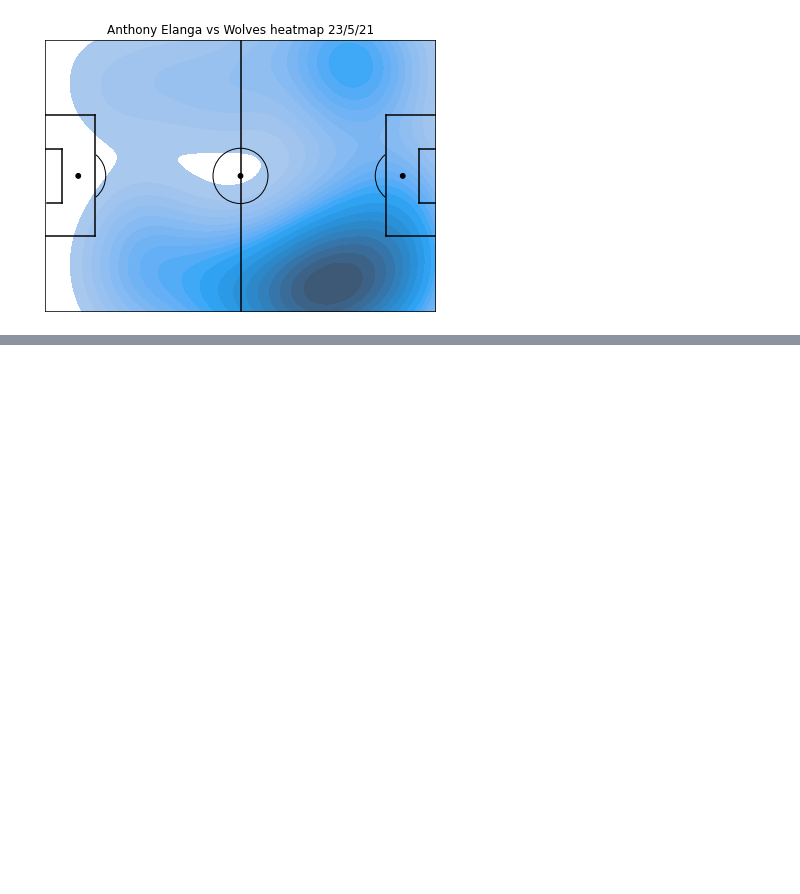
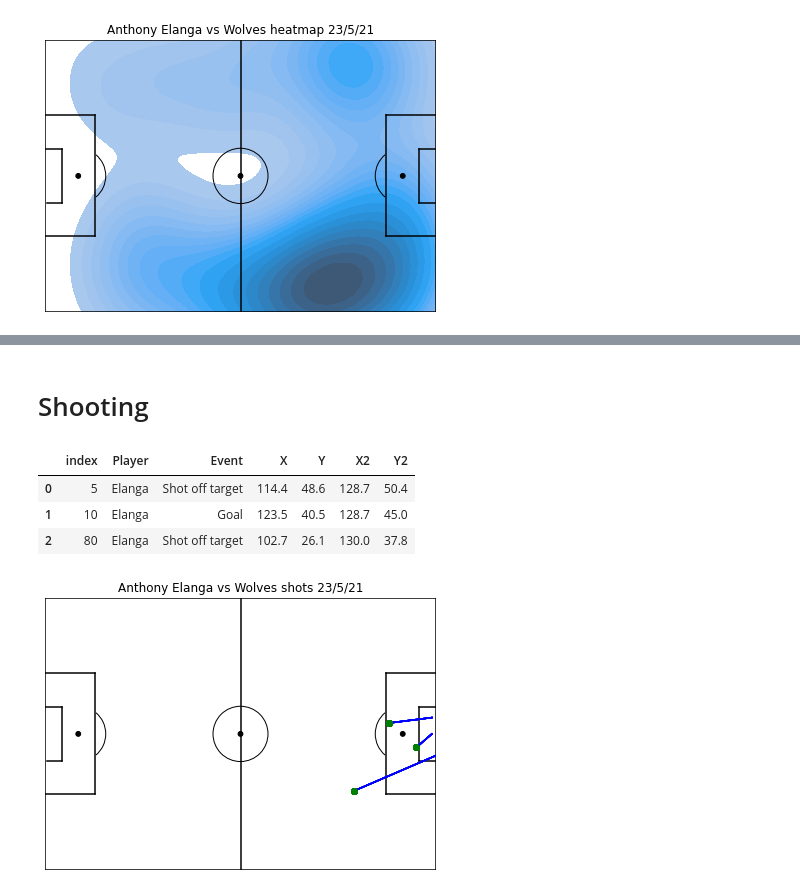
Before and after one commit to dannyburleigh/ToM, a Jupyter notebook: Untitled.ipynb, the cells around one changed output, grey strips where cells are left out. Drawn from its saved outputs; the diff is of its cells as text; code cells hidden in the pictures; blank space fills up the shorter version.

```diff
--- a/Untitled.ipynb
+++ b/Untitled.ipynb
@@ -151,0 +411,80 @@ plt.show()
+# %% [markdown]
+# Shooting
+# %%
+#Get dribbles
+shots = data[data['Event'].isin(['Shot on target','Shot off target','Goal'])].reset_index()
+# %%
+shots
+# %% [output]
+|  | index | Player | Event | X | Y | X2 | Y2 |
+| 0 | 5 | Elanga | Shot off target | 114.4 | 48.6 | 128.7 | 50.4 |
+| 1 | 10 | Elanga | Goal | 123.5 | 40.5 | 128.7 | 45.0 |
+| 2 | 80 | Elanga | Shot off target | 102.7 | 26.1 | 130.0 | 37.8 |
+# %%
+#Create figure
+fig=plt.figure()
+fig.set_size_inches(7, 5)
+ax=fig.add_subplot(1,1,1)
+
+#Pitch Outline & Centre Line
+plt.plot([0,0],[0,90], color="black")
+plt.plot([0,130],[90,90], color="black")
+plt.plot([130,130],[90,0], color="black")
+plt.plot([130,0],[0,0], color="black")
+plt.plot([65,65],[0,90], color="black")
+
+#Left Penalty Area
+plt.plot([16.5,16.5],[65,25],color="black")
+plt.plot([0,16.5],[65,65],color="black")
+plt.plot([16.5,0],[25,25],color="black")
+
+#Right Penalty Area
+plt.plot([130,113.5],[65,65],color="black")
+plt.plot([113.5,113.5],[65,25],color="black")
+plt.plot([113.5,130],[25,25],color="black")
+
+#Left 6-yard Box
+plt.plot([0,5.5],[54,54],color="black")
+plt.plot([5.5,5.5],[54,36],color="black")
+plt.plot([5.5,0.5],[36,36],color="black")
+
+#Right 6-yard Box
+plt.plot([130,124.5],[54,54],color="black")
+plt.plot([124.5,124.5],[54,36],color="black")
+plt.plot([124.5,130],[36,36],color="black")
+
+#Prepare Circles
+centreCircle = plt.Circle((65,45),9.15,color="black",fill=False)
+centreSpot = plt.Circle((65,45),0.8,color="black")
+leftPenSpot = plt.Circle((11,45),0.8,color="black")
+rightPenSpot = plt.Circle((119,45),0.8,color="black")
+
+#Draw Circles
+ax.add_patch(centreCircle)
+ax.add_patch(centreSpot)
+ax.add_patch(leftPenSpot)
+ax.add_patch(rightPenSpot)
+
+#Prepare Arcs
+leftArc = Arc((11,45),height=18.3,width=18.3,angle=0,theta1=310,theta2=50,color="black")
+rightArc = Arc((119,45),height=18.3,width=18.3,angle=0,theta1=130,theta2=230,color="black")
+
+#Draw Arcs
+ax.add_patch(leftArc)
+ax.add_patch(rightArc)
+
+#Tidy Axes
+plt.axis('off')
+
+for i in range(len(dribbles)):
+    plt.plot([shots['X'],shots['X2']],[shots['Y'],shots['Y2']], color="blue")
+    plt.plot(shots['X'],shots['Y'],"o", color="green")
+plt.ylim(0, 90)
+plt.xlim(0, 130)
+plt.title("Anthony Elanga vs Wolves shots 23/5/21")
+
+
+#Display Pitch
+plt.show()
+# %% [output]
+[figure, added]
```
Also changed, not shown: parts of 26 cells of this notebook.
